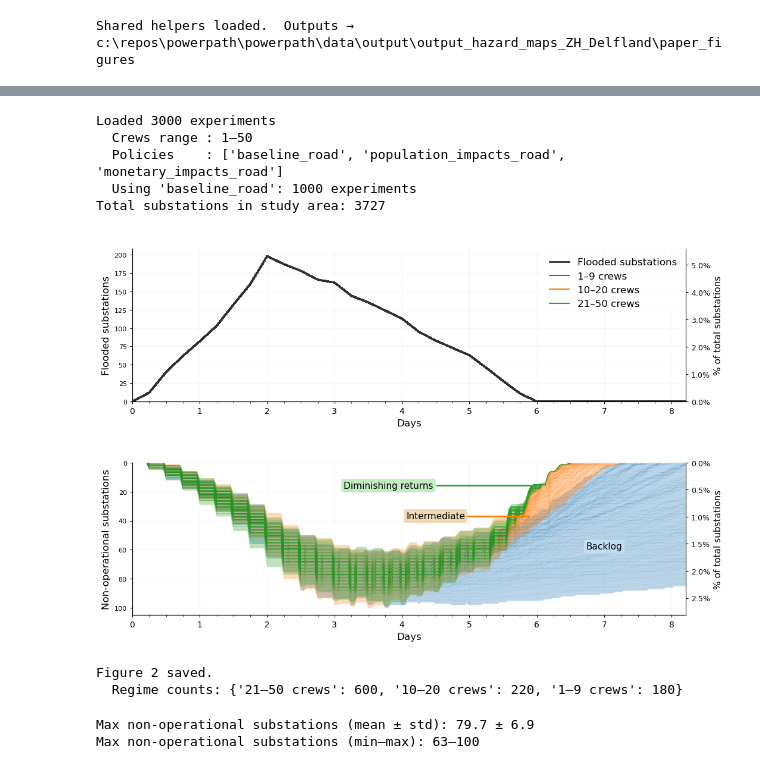
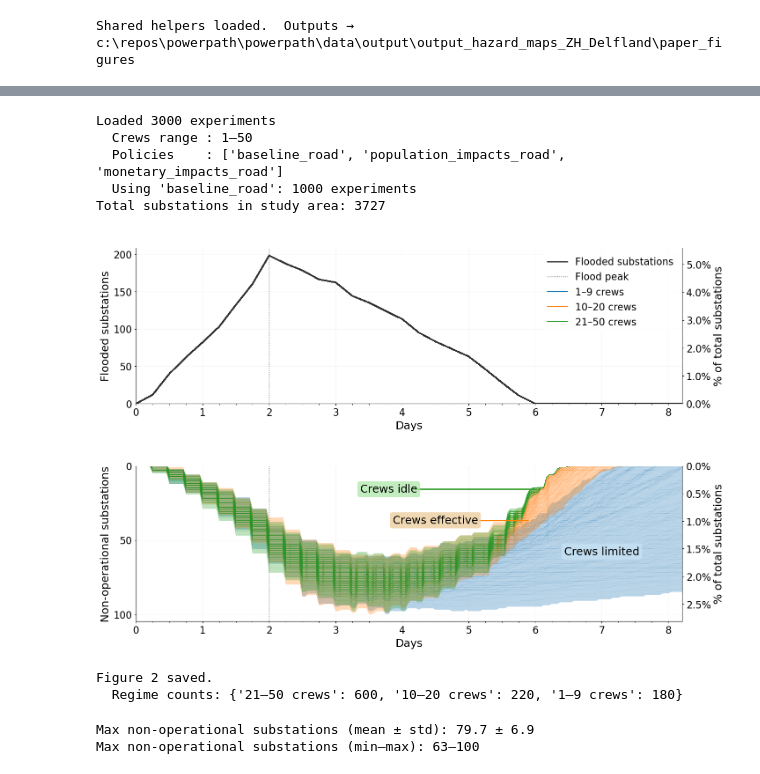
Before and after one commit to edPeregrina/powerpath, a Jupyter notebook: book/postprocessing/produce_figures.ipynb, the cells around one changed output, grey strips where cells are left out. Drawn from its saved outputs; the diff is of its cells as text; code cells hidden in the pictures.

```diff
--- a/book/postprocessing/produce_figures.ipynb
+++ b/book/postprocessing/produce_figures.ipynb
@@ -203,7 +203,7 @@ import glob, os, re
 
 plt.rcParams.update({
     'font.family': 'sans-serif',
-    'font.size': 8,
+    'font.size': 14,
     'axes.linewidth': 0.8,
     'axes.spines.top': False,
     'axes.spines.right': False,
@@ -289,7 +289,7 @@ def plot_study_boundary(ax, study_geom):
         ax=ax,
         facecolor='none',
         edgecolor='black',
-        linewidth=0.8,
+        linewidth=0.2,
         zorder=8
     )
     return None
@@ -1064,19 +1146,26 @@ fig, axes = lines(
 tick_pos = np.linspace(0, n_steps - 6, 9, dtype=int)
 tick_pos_minor = np.arange(0, n_steps, 6)  # every 6 hours
 
+max_flooded = out2_b['flooded_smooth'].max()
+y_tick_pos_ax1 = np.linspace(0, np.ceil(max_flooded/100)*100, 5)
+axes['flooded_smooth'].set_yticks(y_tick_pos_ax1)
+
 # For all axes
 for ax in axes.values():
     ax.set_xticks(tick_pos_minor, minor=True)
     ax.set_xticks(tick_pos)
-    ax.set_xticklabels([f'{t / 24:.0f}' for t in tick_pos], fontsize=10)
-    ax.set_xlabel('Days', fontsize=12)
-    ax.set_title(" ", fontsize=10, fontweight='bold')
+    ax.set_xticklabels([f'{t / 24:.0f}' for t in tick_pos], fontsize=16)
+    ax.set_xlabel('Days', fontsize=18)
+    ax.set_title(" ", fontsize=18, fontweight='bold')
     ax.grid(True, alpha=0.1)
     ax.set_ylim(bottom=0)
+    yticks = ax.get_yticks()
+    ax.yaxis.set_major_locator(plt.FixedLocator(yticks))
+    ax.set_yticklabels([f'{int(t)}' for t in yticks], fontsize=16)
 
 # Friendly y-axis labels for the two derived outcomes
-axes['flooded_smooth'].set_ylabel('Flooded substations', fontsize=12)
-axes['non_operational'].set_ylabel('Non-operational substations', fontsize=12)
+axes['flooded_smooth'].set_ylabel('Flooded substations', fontsize=18)
+axes['non_operational'].set_ylabel('Non-operational substations', fontsize=18)
 
 # Style individual lines
 for i, ax in enumerate(axes.values()):
@@ -1105,8 +1194,8 @@ val_dist=[3.8, 6.5]
 
 ax.text(
     7*24, ymin + (ymax - ymin) * 0.45,             # inside blue envelope
-    'Backlog',
-    fontsize=11,
+    'Crews limited',
+    fontsize=18,
     ha='center', va='center',
     bbox=dict(boxstyle='round,pad=0.25',
               fc="#c8e3f5", ec='none', alpha=0.75),
@@ -1116,8 +1205,8 @@ ax.text(
 # --- INTERMEDIATE: bottom of the U-shaped recovery ---
 ax.text(
      4.5*24, ymin + (ymax - ymin) * 0.65,
-    'Intermediate',
-    fontsize=11,
+    'Crews effective',
+    fontsize=18,
     ha='center', va='center',
     bbox=dict(boxstyle='round,pad=0.25',
               fc="#ebcb9a", ec='none', alpha=0.75),
@@ -1128,7 +1217,7 @@ ax.text(
 y_inter = ymin + (ymax - ymin) * 0.65
 ax.hlines(
     y=y_inter,
-    xmin=4.95 * 24,
+    xmin=5.15 * 24,
     xmax=5.9 * 24,   # bottom of the U
     colors=REGIME_COLORS['intermediate'],
     linewidth=2.0,
@@ -1139,8 +1228,8 @@ ax.hlines(
 # --- DIMINISHING RETURNS: left arm of the U ---
 ax.text(
     3.8*24, ymin + (ymax - ymin) * 0.85,
-    'Diminishing returns',
-    fontsize=11,
+    'Crews idle',
+    fontsize=18,
     ha='center', va='center',
     bbox=dict(boxstyle='round,pad=0.25',
               fc="#aee7aa", ec='none', alpha=0.75),
@@ -1151,21 +1240,32 @@ ax.text(
 y_dim = ymin + (ymax - ymin) * 0.85
 ax.hlines(
     y=y_dim,
-    xmin=4.5 * 24,
+    xmin=4.2 * 24,
     xmax=6.0 * 24,   # left arm of the U
     colors=REGIME_COLORS['diminishing'],
     linewidth=2.0,
     zorder=9
 )
 
+# Vertical dotted line at flood peak
+for ax in axes.values():
+    ax.vlines(
+        x=2*24,  # 48 hours
+        ymin=ax.get_ylim()[0],
+        ymax=ax.get_ylim()[1],
+        colors='#303030',
+        linewidth=1.0,
+        linestyles='dotted',
+        zorder=8
+    )
 
 # ── Secondary y-axes: percentage of total substations ────────────────────────
 for outcome_name, ax in axes.items():
     ax2 = ax.twinx()
     ylo, yhi = ax.get_ylim()
     ax2.set_ylim(ylo / n_total * 100, yhi / n_total * 100)
-    ax2.set_ylabel('% of total substations', fontsize=11)
-    ax2.tick_params(axis='y', labelsize=9)
+    ax2.set_ylabel('% of total substations', fontsize=18)
+    ax2.tick_params(axis='y', labelsize=16)
     ax2.spines['right'].set_visible(True)   # rcParams hides right spine by default
     ax2.spines['top'].set_visible(False)
     ax2.yaxis.set_major_formatter(FuncFormatter(lambda x, _: f'{x:.1f}%'))
@@ -1183,38 +1283,40 @@ for ax in axes.values():
 
 # Deduplicate (lines() may add identical entries on each sub-axes)
 seen = {}
 for h, l in zip(regime_handles, regime_labels):
     if l not in seen:
         seen[l] = h
 regime_handles = list(seen.values())
 regime_labels  = list(seen.keys())
 
 # Manual handle for the deterministic grey flooding line
 from matplotlib.lines import Line2D as _Line2D
 flood_handle = _Line2D([0], [0], color='#303030', lw=2.0, label='Flooded substations')
+peak_flood_handle = _Line2D([0], [0], color='#303030', lw=1.0, linestyle='dotted', label='Flood peak')
 
 # Place single legend on the first (flooded_smooth) axes
 axes['flooded_smooth'].legend(
-    [flood_handle] + regime_handles,
-    [flood_handle.get_label()] + regime_labels,
-    ncol=1, fontsize=12,
+    [flood_handle, peak_flood_handle] + regime_handles,
+    [flood_handle.get_label(), peak_flood_handle.get_label()] + regime_labels,
+    ncol=1, fontsize=16,
     loc='upper right', frameon=True, framealpha=0.85, edgecolor='none',
 )
 
-fig.set_size_inches(12, len(axes) * 4)
+
+fig.set_size_inches(16, len(axes) * 5.5)  # adjust height based on number of subplots
 plt.tight_layout()
 
 fig.savefig(FIG_DIR / 'fig2_recovery_regimes.png', dpi=600, bbox_inches='tight')
 plt.show()
 print("Figure 2 saved.")
 print(f"  Regime counts: {exp2_b['regime'].value_counts().to_dict()}")
 # %% [output]
 Loaded 3000 experiments
   Crews range : 1–50
   Policies    : ['baseline_road', 'population_impacts_road', 'monetary_impacts_road']
   Using 'baseline_road': 1000 experiments
 Total substations in study area: 3727
-[figure, old version]
+[figure, new version]
 Figure 2 saved.
   Regime counts: {'21–50 crews': 600, '10–20 crews': 220, '1–9 crews': 180}
 # %%
```
Also changed, not shown: parts of 17 cells of this notebook.
